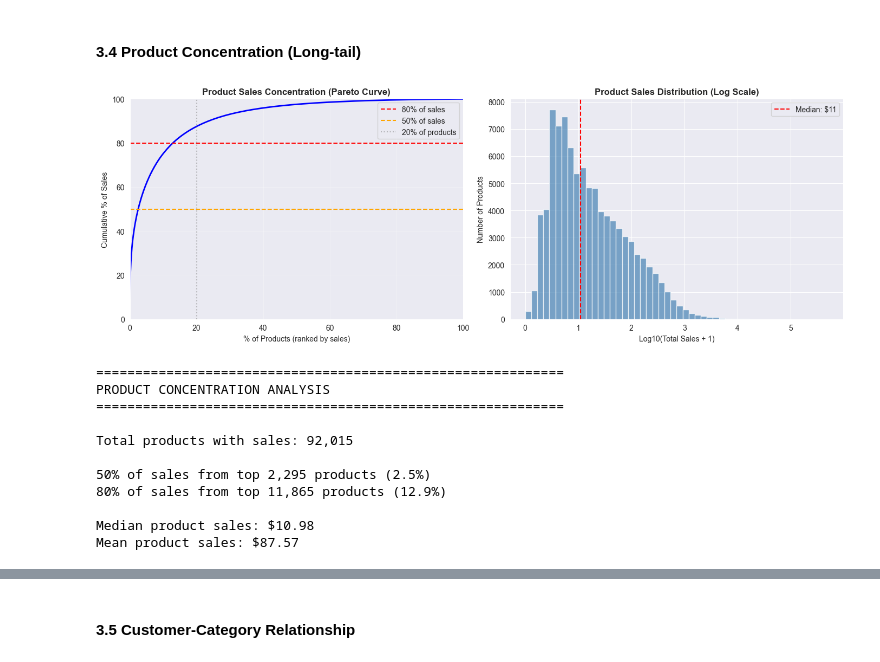
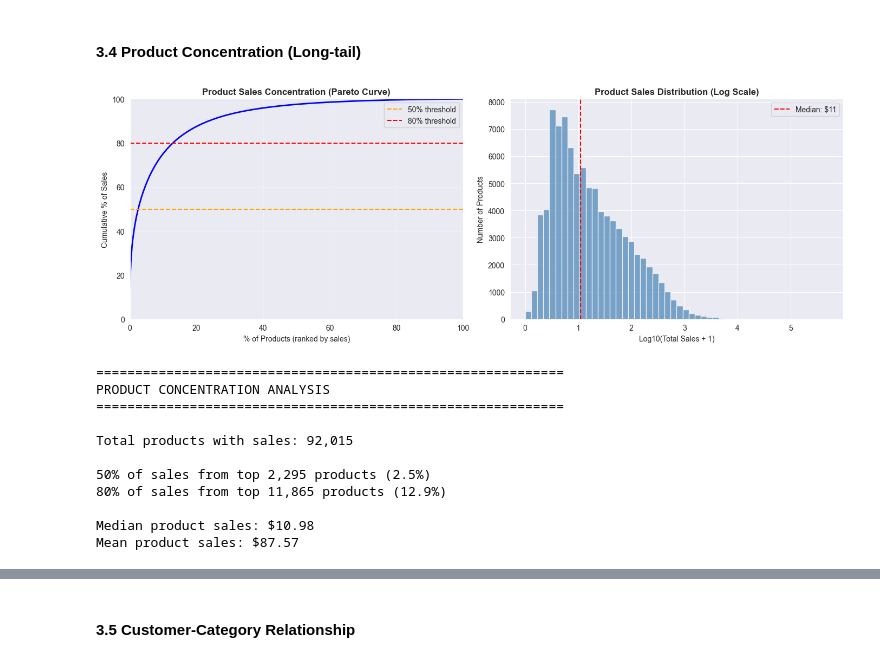
Before and after one commit to tae73/side-projects, a Jupyter notebook: data/dunnhumby/eda/exploration_2.ipynb, the cells around one changed output, grey strips where cells are left out. Drawn from its saved outputs; the diff is of its cells as text; code cells hidden in the pictures.

```diff
--- a/data/dunnhumby/eda/exploration_2.ipynb
+++ b/data/dunnhumby/eda/exploration_2.ipynb
@@ -67,11 +78,24 @@ df_product = pd.read_csv(DATA_PATH / 'product.csv')
 df_trans = pd.read_csv(DATA_PATH / 'transaction_data.csv')
 
 # Clean transaction data (same as exploration_1)
+# - Remove outliers: QUANTITY == 0 and RETAIL_DISC > 0 (floating point artifacts)
 df_trans = df_trans[(df_trans['QUANTITY'] > 0) & (df_trans['RETAIL_DISC'] <= 0)]
+
+# Negate discount columns (stored as negative in raw data)
 df_trans = df_trans.assign(**{
     'COUPON_MATCH_DISC': -df_trans['COUPON_MATCH_DISC'],
     'COUPON_DISC': -df_trans['COUPON_DISC'],
-    'RETAIL_DISC': -df_trans['RETAIL_DISC'],
+    'RETAIL_DISC': -df_trans['RETAIL_DISC']
+})
+
+# Derived columns (formulas adjusted for negated discount values)
+# Reference: dunnhumby User Guide p.3
+# - SHELF_PRICE: original shelf price before any discount (adds back retail_disc + coupon_match_disc)
+# - UNIT_PRICE: price per unit charged to customer (sales_value / quantity)
+# - ACTUAL_SPENT: what customer actually paid (subtracts coupon_disc from sales_value)
+df_trans = df_trans.assign(**{
+    'SHELF_PRICE': lambda x: (x['SALES_VALUE'] + x['RETAIL_DISC'] + x['COUPON_MATCH_DISC']) / x['QUANTITY'],
+    'UNIT_PRICE': lambda x: x['SALES_VALUE'] / x['QUANTITY'],
     'ACTUAL_SPENT': lambda x: x['SALES_VALUE'] - x['COUPON_DISC']
 })
 
@@ -659,59 +694,55 @@ REPEAT PURCHASE BY DEPARTMENT (Top 15)
 # %% [markdown]
 #### 3.4 Product Concentration (Long-tail)
 # %%
-# Product sales concentration (Pareto analysis)
+# Product sales concentration (Pareto analysis) using utils/plots.py
 product_sales_sorted = product_sales.sort_values('total_sales', ascending=False).reset_index(drop=True)
 product_sales_sorted = product_sales_sorted.assign(
     cumsum_sales=lambda x: x['total_sales'].cumsum(),
     cumsum_pct=lambda x: x['total_sales'].cumsum() / x['total_sales'].sum() * 100,
     product_rank=lambda x: range(1, len(x) + 1),
     product_pct=lambda x: x['product_rank'] / len(x) * 100
 )
 
 fig, axes = plt.subplots(1, 2, figsize=(14, 5))
 
-# Pareto curve
-axes[0].plot(product_sales_sorted['product_pct'], product_sales_sorted['cumsum_pct'], 'b-', linewidth=2)
-axes[0].axhline(y=80, color='r', linestyle='--', label='80% of sales')
-axes[0].axhline(y=50, color='orange', linestyle='--', label='50% of sales')
-axes[0].axvline(x=20, color='gray', linestyle=':', alpha=0.5, label='20% of products')
-
-# Find thresholds
-pct_for_80_sales = product_sales_sorted[product_sales_sorted['cumsum_pct'] >= 80]['product_pct'].iloc[0]
-pct_for_50_sales = product_sales_sorted[product_sales_sorted['cumsum_pct'] >= 50]['product_pct'].iloc[0]
-n_for_80_sales = product_sales_sorted[product_sales_sorted['cumsum_pct'] >= 80]['product_rank'].iloc[0]
-n_for_50_sales = product_sales_sorted[product_sales_sorted['cumsum_pct'] >= 50]['product_rank'].iloc[0]
-
-axes[0].set_xlabel('% of Products (ranked by sales)')
-axes[0].set_ylabel('Cumulative % of Sales')
-axes[0].set_title('Product Sales Concentration (Pareto Curve)', fontsize=12, fontweight='bold')
-axes[0].legend()
-axes[0].set_xlim(0, 100)
-axes[0].set_ylim(0, 100)
-axes[0].grid(True, alpha=0.3)
+# Pareto curve using utils/plots.py
+pareto_config = ParetoConfig(
+    title='Product Sales Concentration (Pareto Curve)',
+    xlabel='% of Products (ranked by sales)',
+    ylabel='Cumulative % of Sales',
+    thresholds=(50, 80),
+    threshold_colors=('orange', 'red')
+)
+plot_pareto_curve(axes[0], product_sales_sorted['cumsum_pct'], pareto_config)
 
 # Sales distribution (log scale)
 axes[1].hist(np.log10(product_sales_sorted['total_sales'] + 1), bins=50, color='steelblue', alpha=0.7, edgecolor='white')
 axes[1].set_xlabel('Log10(Total Sales + 1)')
 axes[1].set_ylabel('Number of Products')
 axes[1].set_title('Product Sales Distribution (Log Scale)', fontsize=12, fontweight='bold')
 axes[1].axvline(np.log10(product_sales_sorted['total_sales'].median()), color='red', linestyle='--',
                 label=f'Median: ${product_sales_sorted["total_sales"].median():.0f}')
 axes[1].legend()
 
 plt.tight_layout()
 plt.show()
 
+# Find thresholds
+pct_for_80_sales = product_sales_sorted[product_sales_sorted['cumsum_pct'] >= 80]['product_pct'].iloc[0]
+pct_for_50_sales = product_sales_sorted[product_sales_sorted['cumsum_pct'] >= 50]['product_pct'].iloc[0]
+n_for_80_sales = product_sales_sorted[product_sales_sorted['cumsum_pct'] >= 80]['product_rank'].iloc[0]
+n_for_50_sales = product_sales_sorted[product_sales_sorted['cumsum_pct'] >= 50]['product_rank'].iloc[0]
+
 print("="*60)
 print("PRODUCT CONCENTRATION ANALYSIS")
 print("="*60)
 print(f"\nTotal products with sales: {len(product_sales_sorted):,}")
 print(f"\n50% of sales from top {n_for_50_sales:,} products ({pct_for_50_sales:.1f}%)")
 print(f"80% of sales from top {n_for_80_sales:,} products ({pct_for_80_sales:.1f}%)")
 print(f"\nMedian product sales: ${product_sales_sorted['total_sales'].median():.2f}")
 print(f"Mean product sales: ${product_sales_sorted['total_sales'].mean():.2f}")
 # %% [output]
-[figure, old version]
+[figure, new version]
 ============================================================
 PRODUCT CONCENTRATION ANALYSIS
 ============================================================
```
Also changed, not shown: parts of 14 cells of this notebook.
